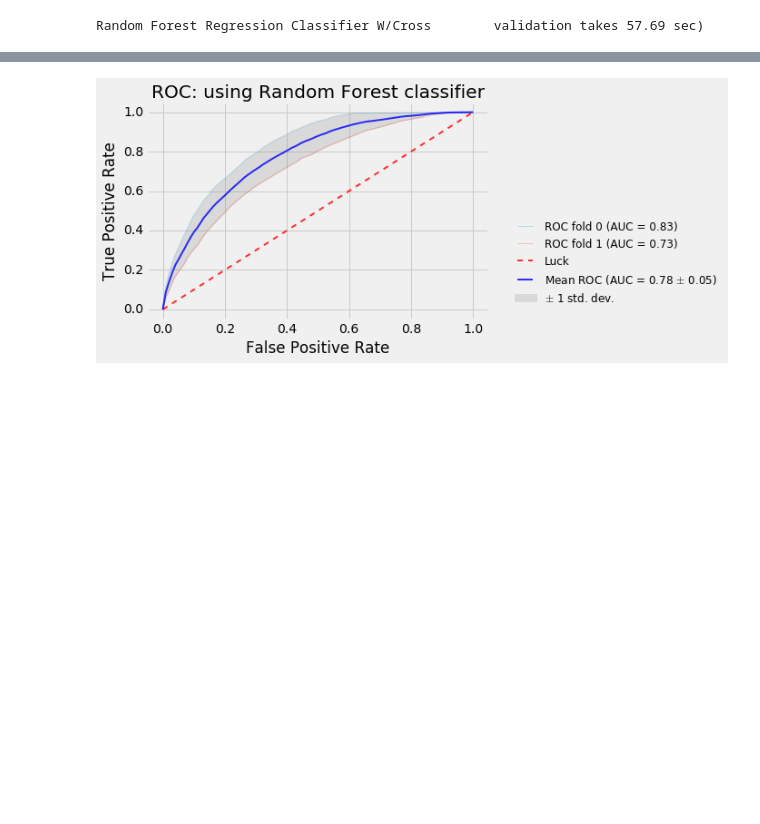
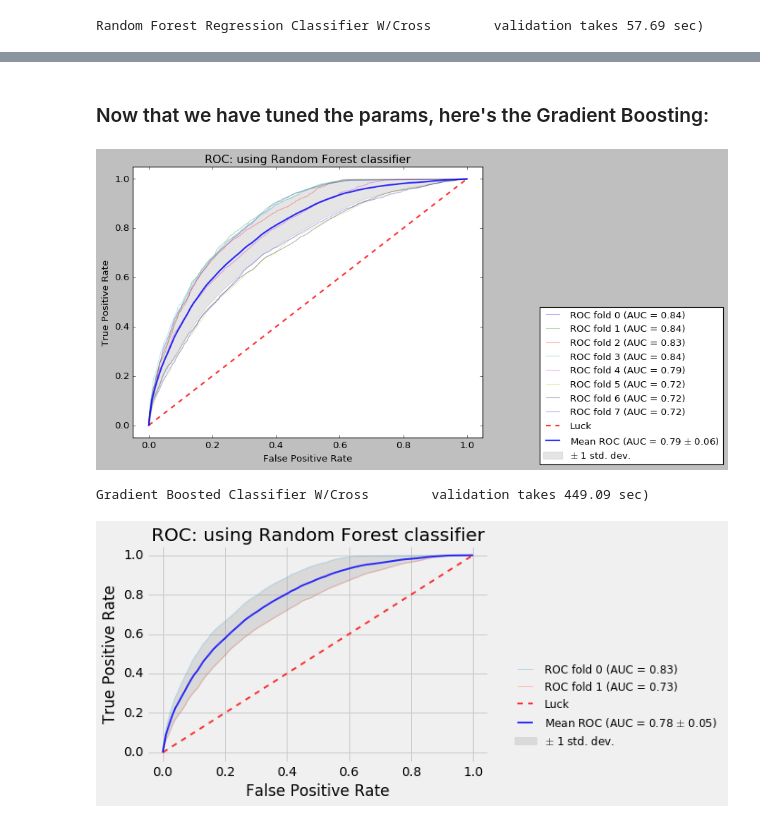
Before and after one commit to billiescodes/mortality_in_ICU, a Jupyter notebook: 02_Model_and_Evaluation.ipynb, the cells around one changed output, grey strips where cells are left out. Drawn from its saved outputs; the diff is of its cells as text; code cells hidden in the pictures; blank space fills up the shorter version.

```diff
--- a/02_Model_and_Evaluation.ipynb
+++ b/02_Model_and_Evaluation.ipynb
@@ -626,3 +632,19 @@ Gradient Boosted Classifier W/Cross        validation takes 77.43 sec)
+# %% [markdown]
+### Now that we have tuned the params, here's the Gradient Boosting:
+# %%
+### run with Gradient Boost
+classifier =  GradientBoostingClassifier(n_estimators=100, loss='exponential',
+                                       subsample=0.5, min_samples_split = 5,
+                                       max_depth=5, learning_rate=.08)
+
+start = timeit.default_timer()
+run_stratified_kfold(classifier, "Random Forest", 8)
+elapsed = timeit.default_timer() - start
+print ("Gradient Boosted Classifier W/Cross \
+       validation takes {} sec) ".format(round(elapsed,2)) )
+# %% [output]
+[figure, added]
+Gradient Boosted Classifier W/Cross        validation takes 449.09 sec)
 # %%
 ### run with Gradient Boost
 classifier = GradientBoostingClassifier(n_estimators=4000,max_depth=3,learning_rate=.03)
```
Also changed, not shown: parts of 4 cells of this notebook.
